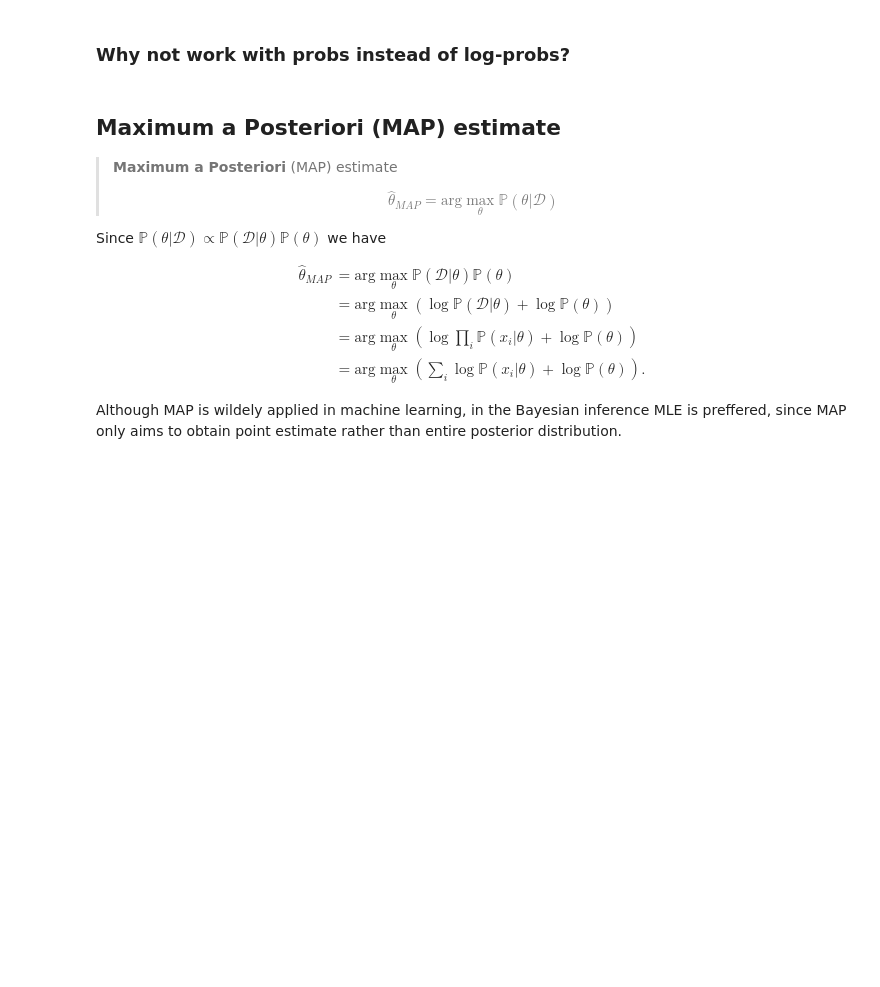
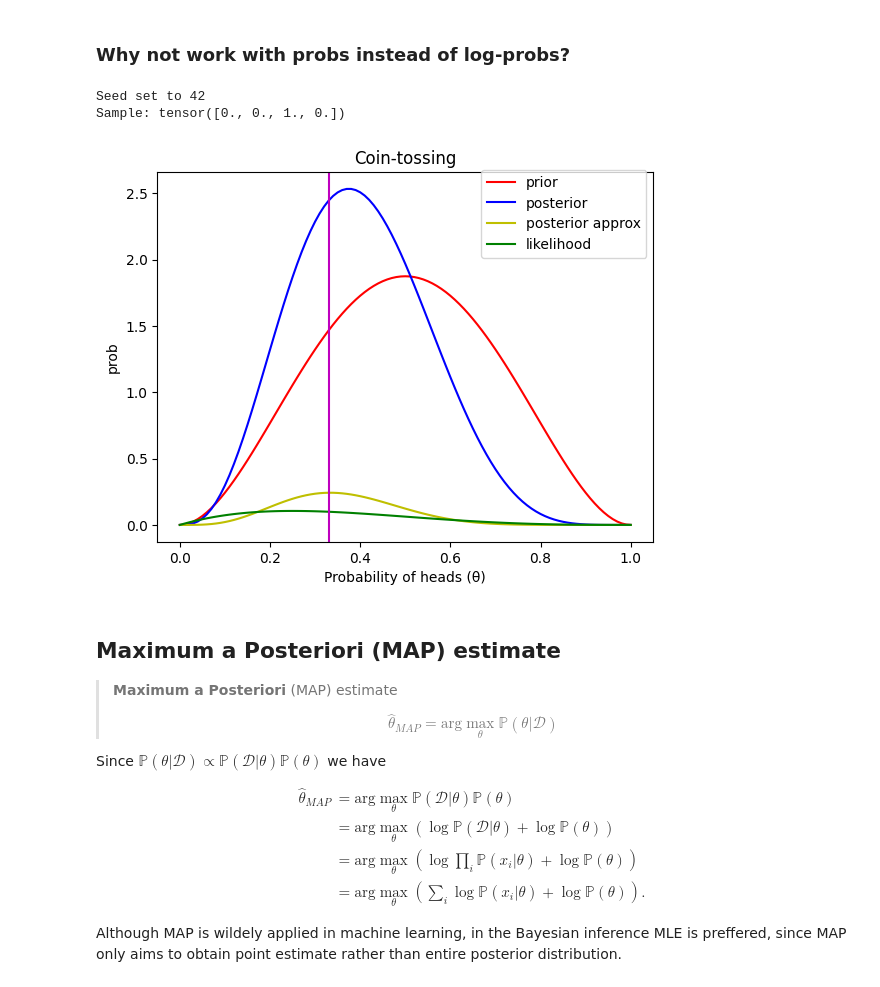
Before and after one commit to MichalSlowakiewicz/Statistical-Data-Analysis-2, a Jupyter notebook: LAB_2.ipynb, the cells around one changed output. Saved outputs shown, nothing was run; the diff lists cells and outputs as text; code cells hidden in the pictures; blank space fills up the shorter version.

```diff
--- a/LAB_2.ipynb
+++ b/LAB_2.ipynb
@@ -414,16 +436,16 @@ def get_posterior_analytical(data, theta, alpha=3, beta=3):
   ########################################################
   # Your code
   ########################################################
-  pass
+  return get_log_posterior_analytical(data, theta, alpha, beta).exp()
 
 def get_posterior_approx(data, theta, alpha=3, beta=3):
   ########################################################
   # Your code
   ########################################################
-  pass
+  return get_log_posterior_approx(data, theta, alpha, beta).exp()
 # %%
 # Why not work with probs
-
+set_seed(SEED)
 ALPHA = 3
 BETA = 3
 N = 4
@@ -431,37 +453,42 @@ THETA = 0.6
 
 biased_coin_tosses = simulate_coin_tosses(n = N, theta = THETA)
 print(f"Sample: {biased_coin_tosses}\n")
 step = 0.01
 theta_values = torch.arange(0, 1+step, step)
 
 # prior probability
-prior_probs = ...
+prior_dist = Beta(ALPHA, BETA)
+prior_probs = prior_dist.log_prob(theta_values).exp()
 
 # analytical posterior probability
-posteriors_analytical = ...
+posteriors_analytical = torch.tensor([get_posterior_analytical(biased_coin_tosses, theta) for theta in theta_values])
 
 # approximate posterior probability
-posteriors_approx = ...
+posteriors_approx = torch.tensor([get_posterior_approx(biased_coin_tosses, theta) for theta in theta_values])
 
 # likelihood
-likelihoods = ...
+likelihoods = torch.tensor([get_bernoulli_likelihood(biased_coin_tosses, theta) for theta in theta_values])
 
 # Plot all together
 fig, ax = plt.subplots()
 ax.plot(theta_values, prior_probs, c="r", label="prior")
 ax.plot(theta_values, posteriors_analytical, c="b", label="posterior")
 ax.plot(theta_values, posteriors_approx, c="y", label="posterior approx")
 ax.plot(theta_values, likelihoods, c="g", label="likelihood")
 ax.set_xlabel(xlabel="Probability of heads (\u03B8)")
 ax.set_ylabel(ylabel="prob")
 ax.set_title("Coin-tossing")
 
 # plt.axvline(get_bernoulli_mle(biased_coin_tosses), color="m")
 plt.axvline(theta_values[log_posteriors_approx.argmax()], color = "m")
 
 plt.legend(bbox_to_anchor=(1., 1.025))
 
 plt.show()
+# %% [output]
+Seed set to 42
+Sample: tensor([0., 0., 1., 0.])
+[figure, added]
 # %% [markdown]
 ## Maximum a Posteriori (MAP) estimate
 
```
Also changed, not shown: parts of 8 cells of this notebook.
